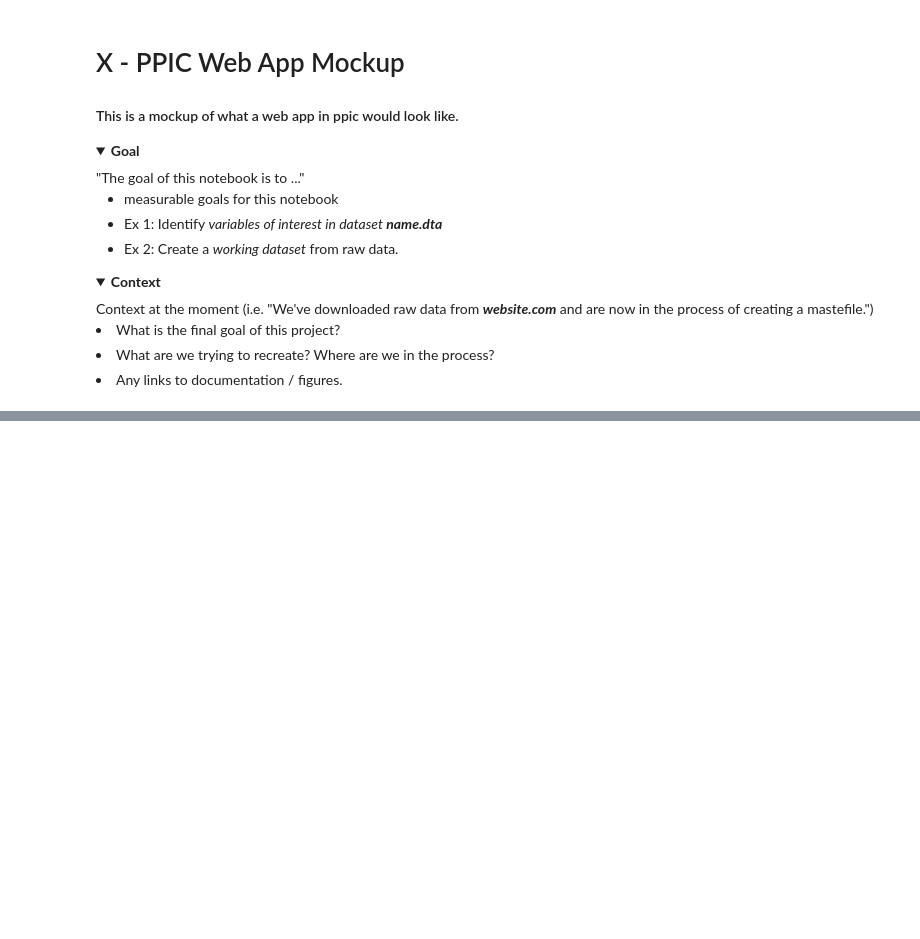
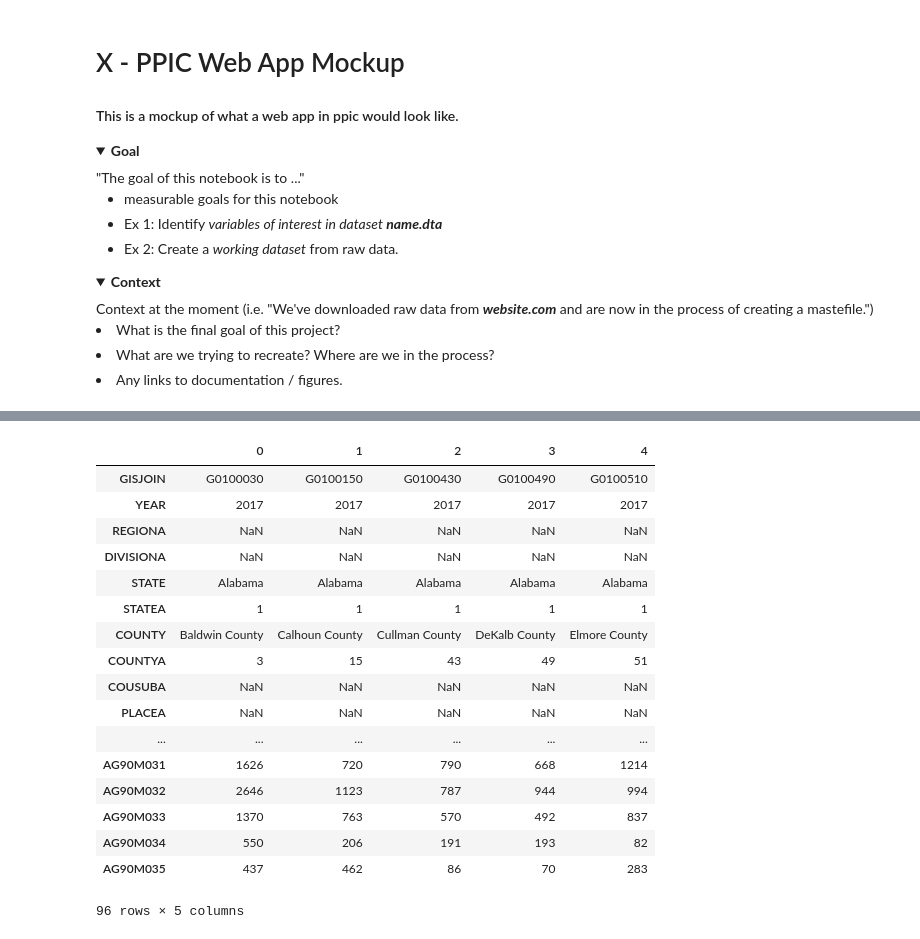
Before and after one commit to chekos/voila-ppic-mockup, a Jupyter notebook: notebooks/00_DataPrep.ipynb, the cells around one changed output, grey strips where cells are left out. Saved outputs shown, nothing was run; the diff lists cells and outputs as text; code cells hidden in the pictures; folded sections open; blank space fills up the shorter version.

```diff
--- a/notebooks/00_DataPrep.ipynb
+++ b/notebooks/00_DataPrep.ipynb
@@ -39,0 +153,2 @@ data = pd.read_
+# %%
+data = pd.read_csv(INTERIM_DATA / 'nhgis0005_csv/nhgis0005_csv' / 'nhgis0005_ds232_2017_county.csv', encoding = 'latin1')
@@ -39,0 +165,21 @@ data = pd.read_
+# %%
+data.head().T
+# %% [output]
+|  | 0 | 1 | 2 | 3 | 4 |
+| GISJOIN | G0100030 | G0100150 | G0100430 | G0100490 | G0100510 |
+| YEAR | 2017 | 2017 | 2017 | 2017 | 2017 |
+| REGIONA | NaN | NaN | NaN | NaN | NaN |
+| DIVISIONA | NaN | NaN | NaN | NaN | NaN |
+| STATE | Alabama | Alabama | Alabama | Alabama | Alabama |
+| STATEA | 1 | 1 | 1 | 1 | 1 |
+| COUNTY | Baldwin County | Calhoun County | Cullman County | DeKalb County | Elmore County |
+| COUNTYA | 3 | 15 | 43 | 49 | 51 |
+| COUSUBA | NaN | NaN | NaN | NaN | NaN |
+| PLACEA | NaN | NaN | NaN | NaN | NaN |
+| ... | ... | ... | ... | ... | ... |
+| AG90M031 | 1626 | 720 | 790 | 668 | 1214 |
+| AG90M032 | 2646 | 1123 | 787 | 944 | 994 |
+| AG90M033 | 1370 | 763 | 570 | 492 | 837 |
+| AG90M034 | 550 | 206 | 191 | 193 | 82 |
+| AG90M035 | 437 | 462 | 86 | 70 | 283 |
+96 rows × 5 columns
```
Also changed, not shown: parts of 25 cells of this notebook, 1 other file.
